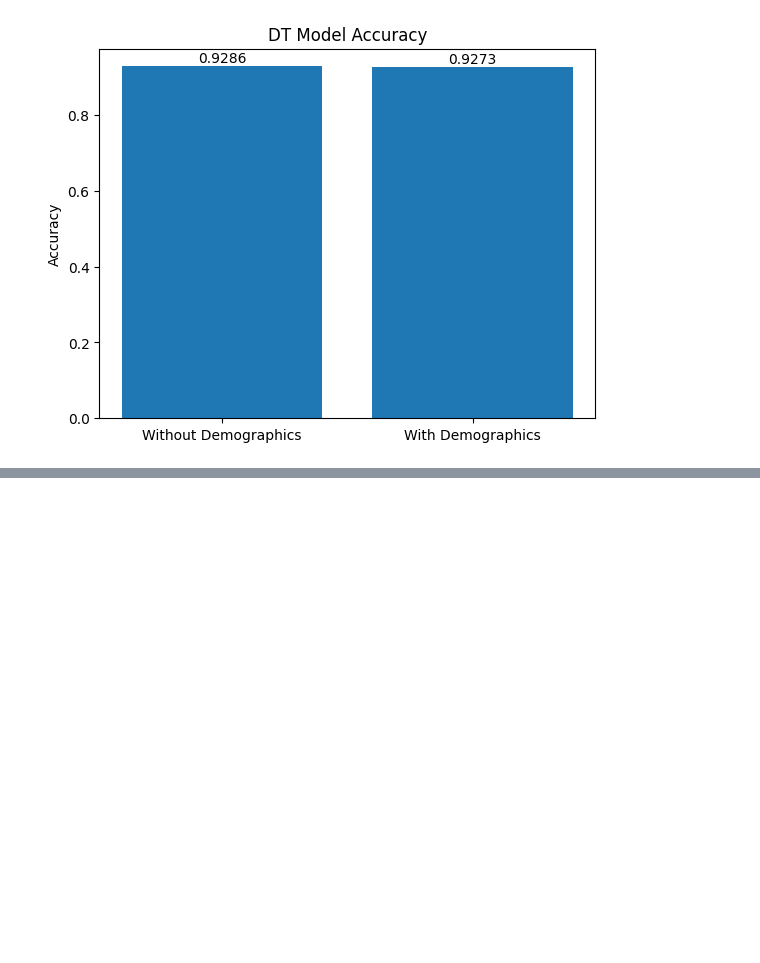
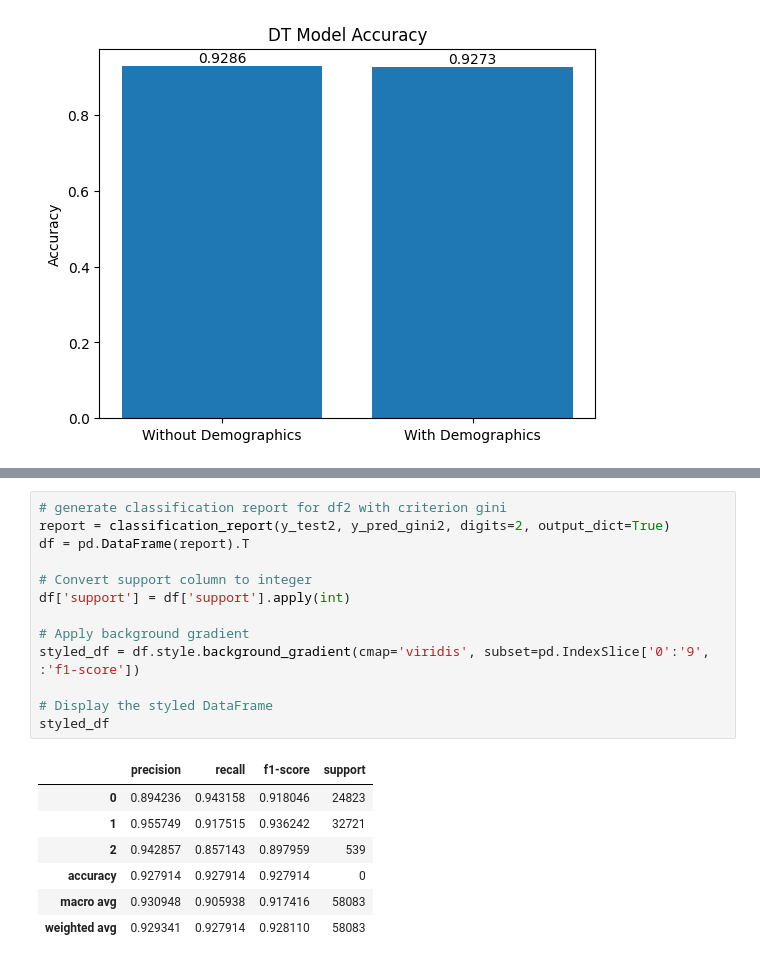
Before and after one commit to annahauk/CS513, a Jupyter notebook: models/DecisionTree.ipynb, the cells around one changed output, grey strips where cells are left out. Drawn from its saved outputs; the diff is of its cells as text; blank space fills up the shorter version.

```diff
--- a/models/DecisionTree.ipynb
+++ b/models/DecisionTree.ipynb
@@ -383,0 +455,21 @@ plt.show()
+# %%
+# generate classification report for df2 with criterion gini
+report = classification_report(y_test2, y_pred_gini2, digits=2, output_dict=True)
+df = pd.DataFrame(report).T
+
+# Convert support column to integer
+df['support'] = df['support'].apply(int)
+
+# Apply background gradient
+styled_df = df.style.background_gradient(cmap='viridis', subset=pd.IndexSlice['0':'9', :'f1-score'])
+
+# Display the styled DataFrame
+styled_df
+# %% [output]
+|  | precision | recall | f1-score | support |
+| 0 | 0.894236 | 0.943158 | 0.918046 | 24823 |
+| 1 | 0.955749 | 0.917515 | 0.936242 | 32721 |
+| 2 | 0.942857 | 0.857143 | 0.897959 | 539 |
+| accuracy | 0.927914 | 0.927914 | 0.927914 | 0 |
+| macro avg | 0.930948 | 0.905938 | 0.917416 | 58083 |
+| weighted avg | 0.929341 | 0.927914 | 0.928110 | 58083 |
```
Also changed, not shown: parts of 9 cells of this notebook.
